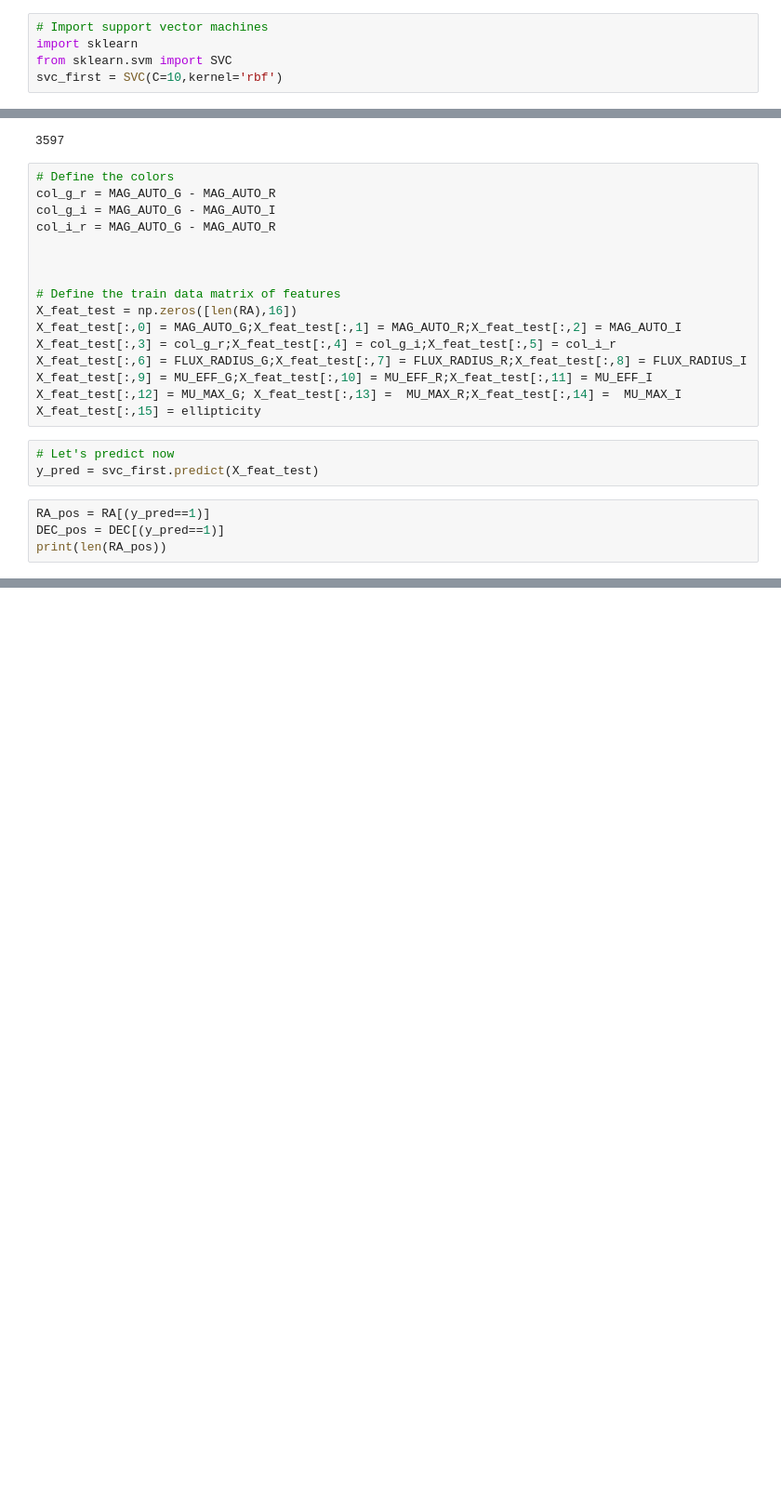
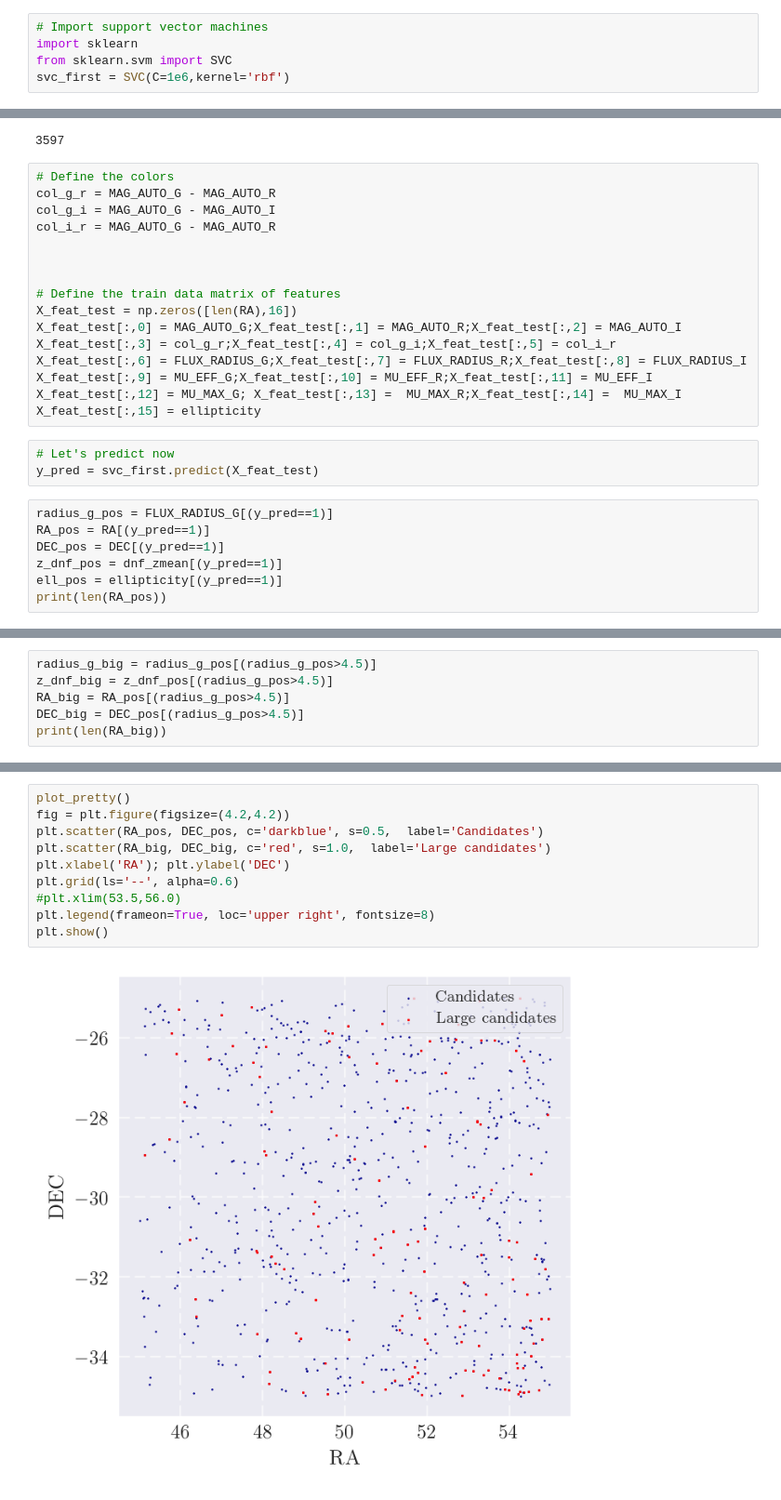
Before and after one commit to dtanoglidis/UDGs, a Jupyter notebook: Support_Vector_Machines_classification.ipynb, the cells around one changed output, grey strips where cells are left out. Shown at 93% size. Cells and saved outputs as stored; diff of their text form; blank space fills up the shorter version.

```diff
--- a/Support_Vector_Machines_classification.ipynb
+++ b/Support_Vector_Machines_classification.ipynb
@@ -27,7 +27,7 @@ y_train, X_train = supervised()
 # Import support vector machines
 import sklearn
 from sklearn.svm import SVC
-svc_first = SVC(C=10,kernel='rbf')
+svc_first = SVC(C=1e6,kernel='rbf')
 # %%
 # Fit the data now
 svc_first.fit(X_train, y_train)
@@ -196,7 +228,10 @@ X_feat_test[:,15] = ellipticity
 # Let's predict now
 y_pred = svc_first.predict(X_feat_test)
 # %%
+radius_g_pos = FLUX_RADIUS_G[(y_pred==1)]
 RA_pos = RA[(y_pred==1)]
 DEC_pos = DEC[(y_pred==1)]
+z_dnf_pos = dnf_zmean[(y_pred==1)]
+ell_pos = ellipticity[(y_pred==1)]
 print(len(RA_pos))
 # %% [output]
@@ -245,0 +281,6 @@ for i in range(100,200):
+# %%
+radius_g_big = radius_g_pos[(radius_g_pos>4.5)]
+z_dnf_big = z_dnf_pos[(radius_g_pos>4.5)]
+RA_big = RA_pos[(radius_g_pos>4.5)]
+DEC_big = DEC_pos[(radius_g_pos>4.5)]
+print(len(RA_big))
@@ -245,0 +310,12 @@ for i in range(100,200):
+# %%
+plot_pretty()
+fig = plt.figure(figsize=(4.2,4.2))
+plt.scatter(RA_pos, DEC_pos, c='darkblue', s=0.5,  label='Candidates')
+plt.scatter(RA_big, DEC_big, c='red', s=1.0,  label='Large candidates')
+plt.xlabel('RA'); plt.ylabel('DEC')
+plt.grid(ls='--', alpha=0.6)
+#plt.xlim(53.5,56.0)
+plt.legend(frameon=True, loc='upper right', fontsize=8)
+plt.show()
+# %% [output]
+[figure, added]
```
Also changed, not shown: parts of 29 cells of this notebook.
